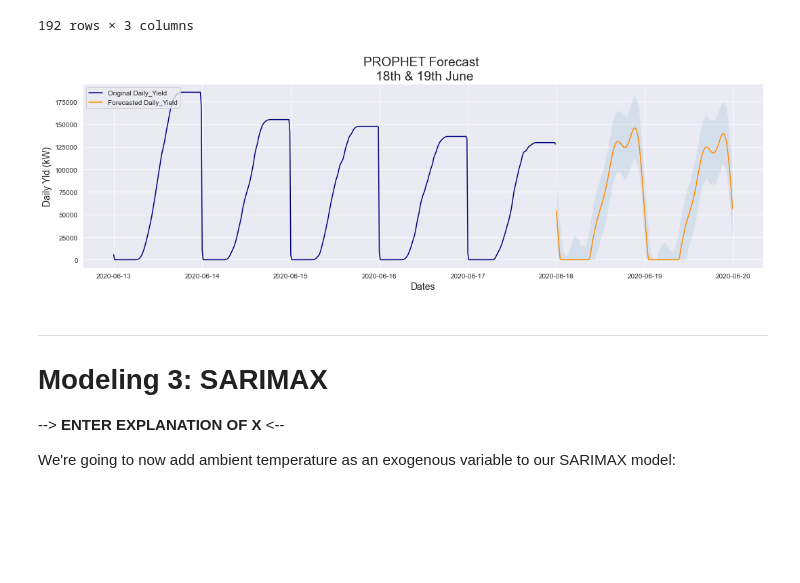
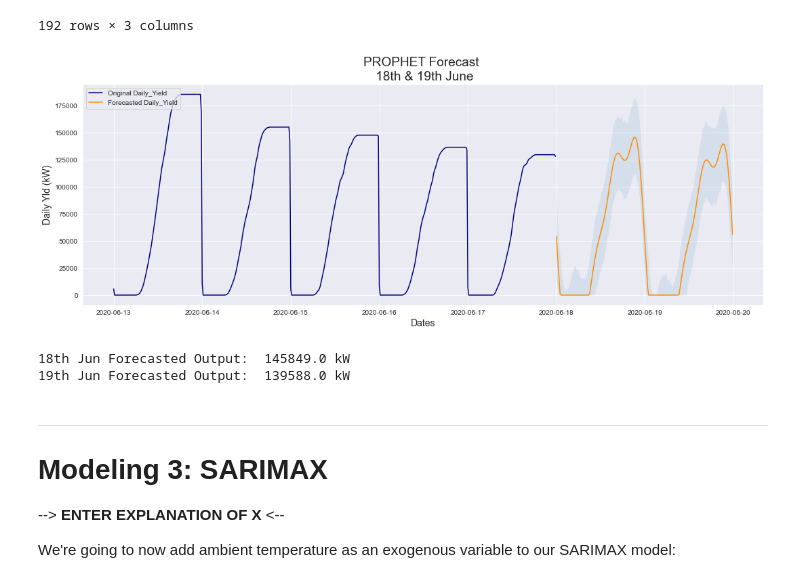
Before and after one commit to Ozxahmed/flatiron_capstone, a Jupyter notebook: notebooks/report/final_notebook_my_thoughts_from_a_balcony.ipynb, the cells around one changed output. Cells and saved outputs as stored; diff of their text form; code cells hidden in the pictures; blank space fills up the shorter version.

```diff
--- a/notebooks/report/final_notebook_my_thoughts_from_a_balcony.ipynb
+++ b/notebooks/report/final_notebook_my_thoughts_from_a_balcony.ipynb
@@ -907,17 +909,29 @@ prophet_forecast
 | 2020-06-19 23:45:00 | 22236.394014 | 91461.924195 | 56120.045813 |
 192 rows × 3 columns
 # %%
-fig, ax = plt.subplots(figsize=(18,5))
+fig, ax = plt.subplots(figsize=(18,6))
 ax.plot(prophet_pred_final.ds, prophet_pred_final.y, label='Original Daily_Yield', c='navy')
 ax.plot(prophet_forecast.index, prophet_forecast.yhat, label = 'Forecasted Daily_Yield', color='darkorange')
 ax.fill_between(prophet_forecast.index,
                 prophet_forecast.yhat_lower, prophet_forecast.yhat_upper, alpha=0.1)
 ax.legend(loc='upper left')
 ax.set_title('PROPHET Forecast \n 18th & 19th June', size=19)
 ax.set_ylabel('Daily Yld (kW)', size=14)
 ax.set_xlabel('Dates', size=14);
+# plt.savefig('../../data/figures/prophet_forecast.png')
 # %% [output]
-[figure, old version]
+[figure, new version]
+# %%
+print('18th Jun Forecasted Output: ',
+     round(prophet_forecast[prophet_forecast.index.day == 18]['yhat'].max(), 0),
+     'kW')
+
+print('19th Jun Forecasted Output: ',
+     round(prophet_forecast[prophet_forecast.index.day == 19]['yhat'].max(), 0),
+     'kW')
+# %% [output]
+18th Jun Forecasted Output:  145849.0 kW
+19th Jun Forecasted Output:  139588.0 kW
 # %% [markdown]
 ---
 
```
Also changed, not shown: parts of 11 cells of this notebook, 3 other files.
